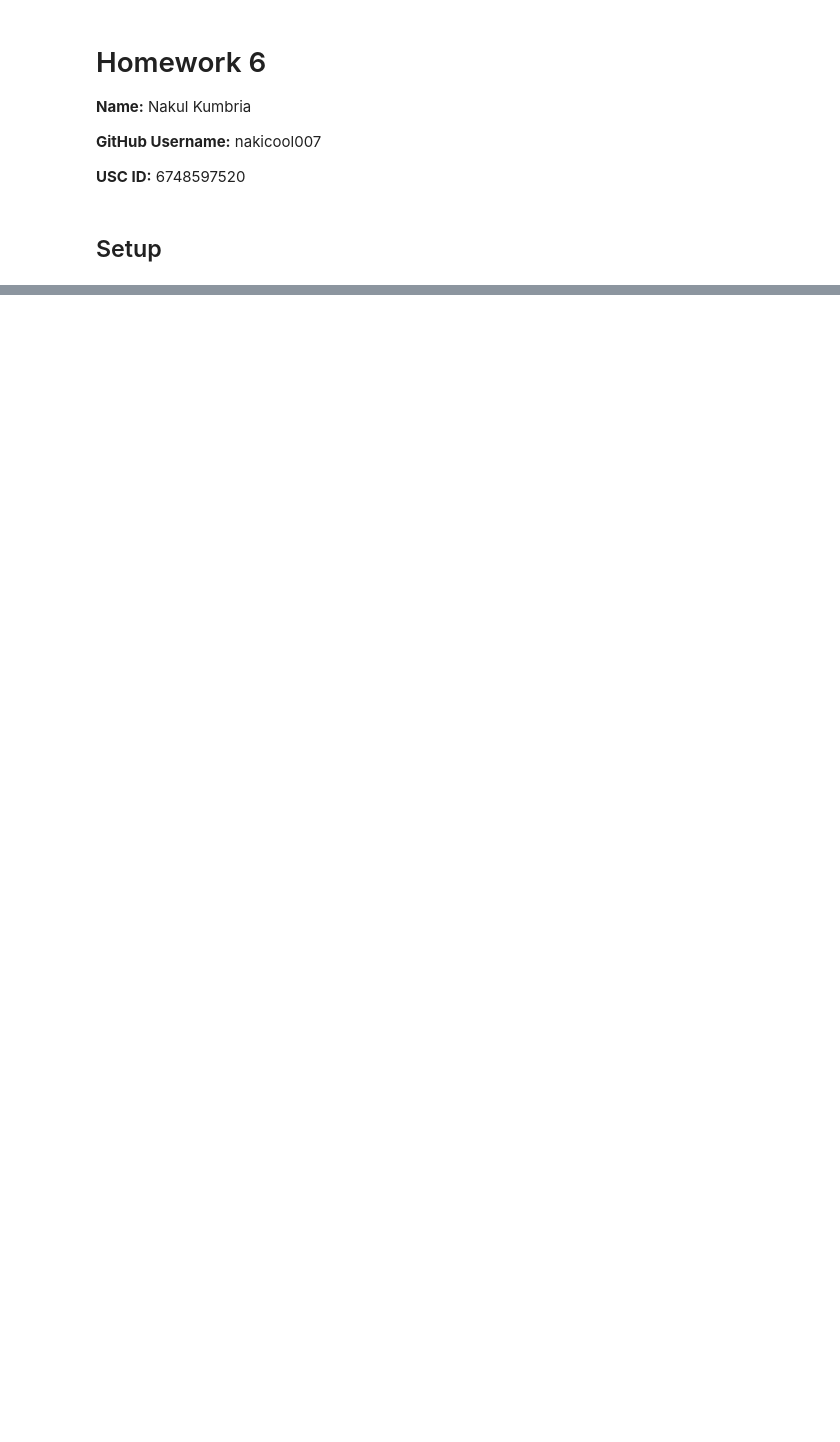
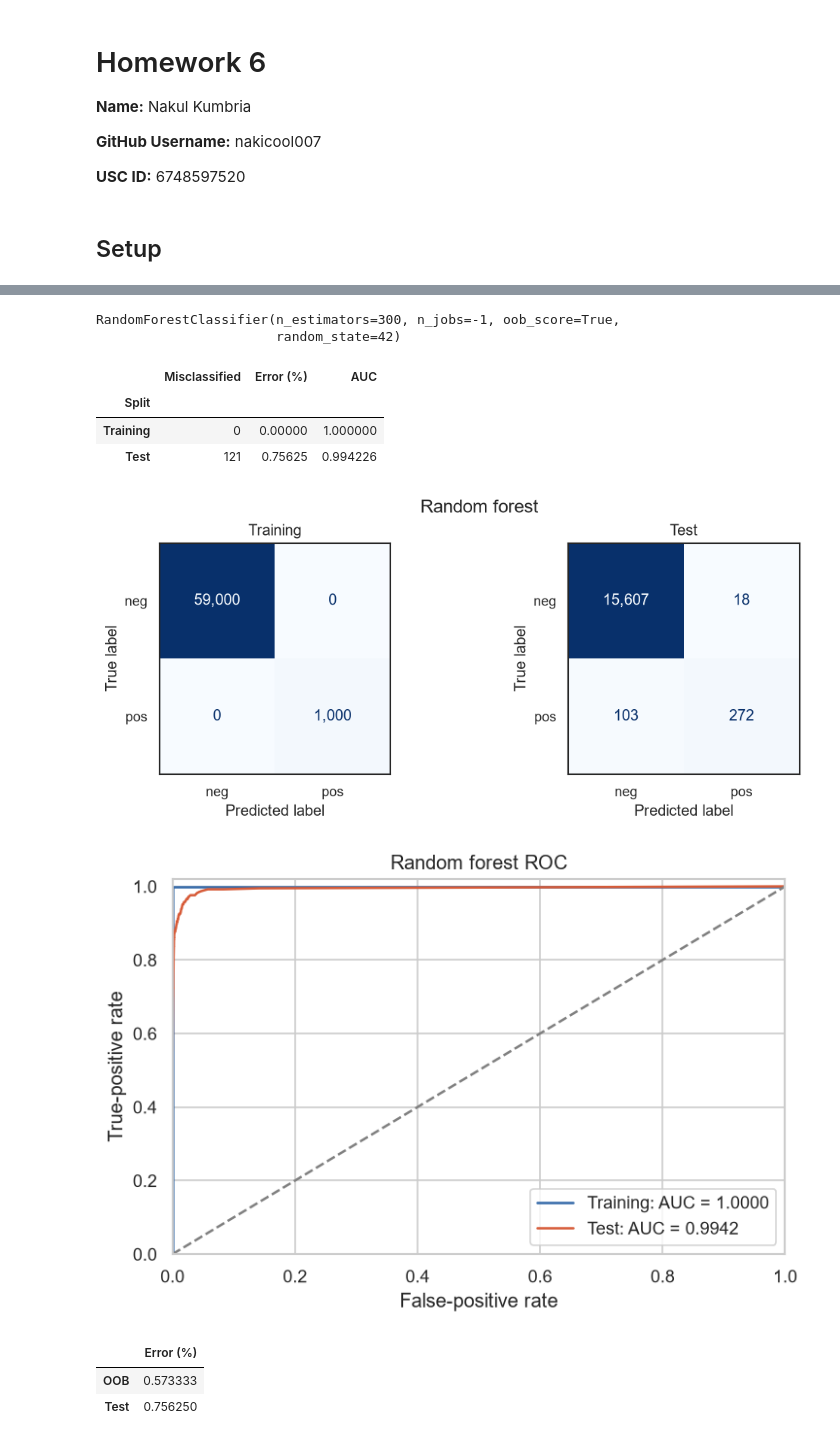
Before and after one commit to nakicool007/aps-failure-classification, a Jupyter notebook: notebook/Kumbria_Nakul_HW6.ipynb, the cells around one changed output, grey strips where cells are left out. Saved outputs shown, nothing was run; the diff lists cells and outputs as text; code cells hidden in the pictures; blank space fills up the shorter version.

```diff
--- a/notebook/Kumbria_Nakul_HW6.ipynb
+++ b/notebook/Kumbria_Nakul_HW6.ipynb
@@ -1558,0 +59,5 @@ after adding this point. The lower-right panel shows the added observation as a
+# %%
+imputer = SimpleImputer(strategy="median")
+X_train = pd.DataFrame(imputer.fit_transform(X_train_raw), columns=X_train_raw.columns)
+X_test = pd.DataFrame(imputer.transform(X_test_raw), columns=X_test_raw.columns)
+print("Remaining missing values:", X_train.isna().sum().sum(), X_test.isna().sum().sum())
@@ -1558,0 +71,6 @@ after adding this point. The lower-right panel shows the added observation as a
+# %%
+feature_stats = pd.DataFrame({"mean": X_train.mean(), "sample_std": X_train.std(ddof=1)})
+feature_stats["CV"] = feature_stats["sample_std"] / feature_stats["mean"].replace(0, np.nan)
+feature_stats = feature_stats.sort_values("CV", ascending=False)
+with pd.option_context("display.max_rows", 170):
+    display(feature_stats.round(6))
@@ -1558,0 +127,4 @@ after adding this point. The lower-right panel shows the added observation as a
+# %%
+top_features = feature_stats.head(math.isqrt(170)).index.tolist()
+display(feature_stats.loc[top_features].round(6))
+plot_data = np.log1p(X_train[top_features]).assign(label=train["class"])
@@ -1558,0 +213,59 @@ after adding this point. The lower-right panel shows the added observation as a
+# %%
+rf = RandomForestClassifier(n_estimators=300, max_features="sqrt", bootstrap=True,
+                            oob_score=True, class_weight=None,
+                            random_state=RANDOM_STATE, n_jobs=-1)
+rf.fit(X_train, y_train)
+# %% [output]
+RandomForestClassifier(n_estimators=300, n_jobs=-1, oob_score=True,
+                       random_state=42)
+# %%
+def evaluate_model(model, train_X, test_X, title):
+    rows, matrices, curves = [], {}, {}
+    for split, X, y in [("Training", train_X, y_train), ("Test", test_X, y_test)]:
+        predicted = model.predict(X)
+        probability = model.predict_proba(X)[:, 1]
+        cm = confusion_matrix(y, predicted, labels=[0, 1])
+        tn, fp, fn, tp = cm.ravel()
+        matrices[split] = cm
+        curves[split] = roc_curve(y, probability)
+        rows.append({"Split": split, "Misclassified": fp + fn,
+                     "Error (%)": 100 * (fp + fn) / len(y),
+                     "AUC": roc_auc_score(y, probability)})
+    results = pd.DataFrame(rows).set_index("Split")
+    display(results.round(6))
+
+    with sns.axes_style("white"), plt.rc_context({"figure.dpi": 120}):
+        fig, axes = plt.subplots(1, 2, figsize=(9, 3.6), layout="constrained")
+        for ax, split in zip(axes, ["Training", "Test"]):
+            ConfusionMatrixDisplay(matrices[split], display_labels=["neg", "pos"]).plot(
+                ax=ax, cmap="Blues", colorbar=False, values_format=",d")
+            ax.set_title(split)
+            ax.grid(False)
+        fig.suptitle(title)
+        plt.show()
+
+    fig, ax = plt.subplots(figsize=(6, 4), layout="constrained", dpi=120)
+    for split, color in [("Training", "#3268a8"), ("Test", "#d75b38")]:
+        fpr, tpr, _ = curves[split]
+        ax.plot(fpr, tpr, color=color, label=f"{split}: AUC = {results.loc[split, 'AUC']:.4f}")
+    ax.plot([0, 1], [0, 1], "--", color="gray")
+    ax.set(xlabel="False-positive rate", ylabel="True-positive rate",
+           title=title + " ROC", xlim=(0, 1), ylim=(0, 1.02))
+    ax.legend()
+    plt.show()
+    return results, matrices
+
+rf_results, rf_matrices = evaluate_model(rf, X_train, X_test, "Random forest")
+rf_oob_error = 100 * (1 - rf.oob_score_)
+display(pd.DataFrame({"Error (%)": [rf_oob_error, rf_results.loc["Test", "Error (%)"]]},
+                     index=["OOB", "Test"]).round(6))
+# %% [output]
+|  | Misclassified | Error (%) | AUC |
+| Split |  |  |  |
+| Training | 0 | 0.00000 | 1.000000 |
+| Test | 121 | 0.75625 | 0.994226 |
+[figure, added]
+[figure, added]
+|  | Error (%) |
+| OOB | 0.573333 |
+| Test | 0.756250 |
```
Also changed, not shown: parts of 76 cells of this notebook, 1 other file.
